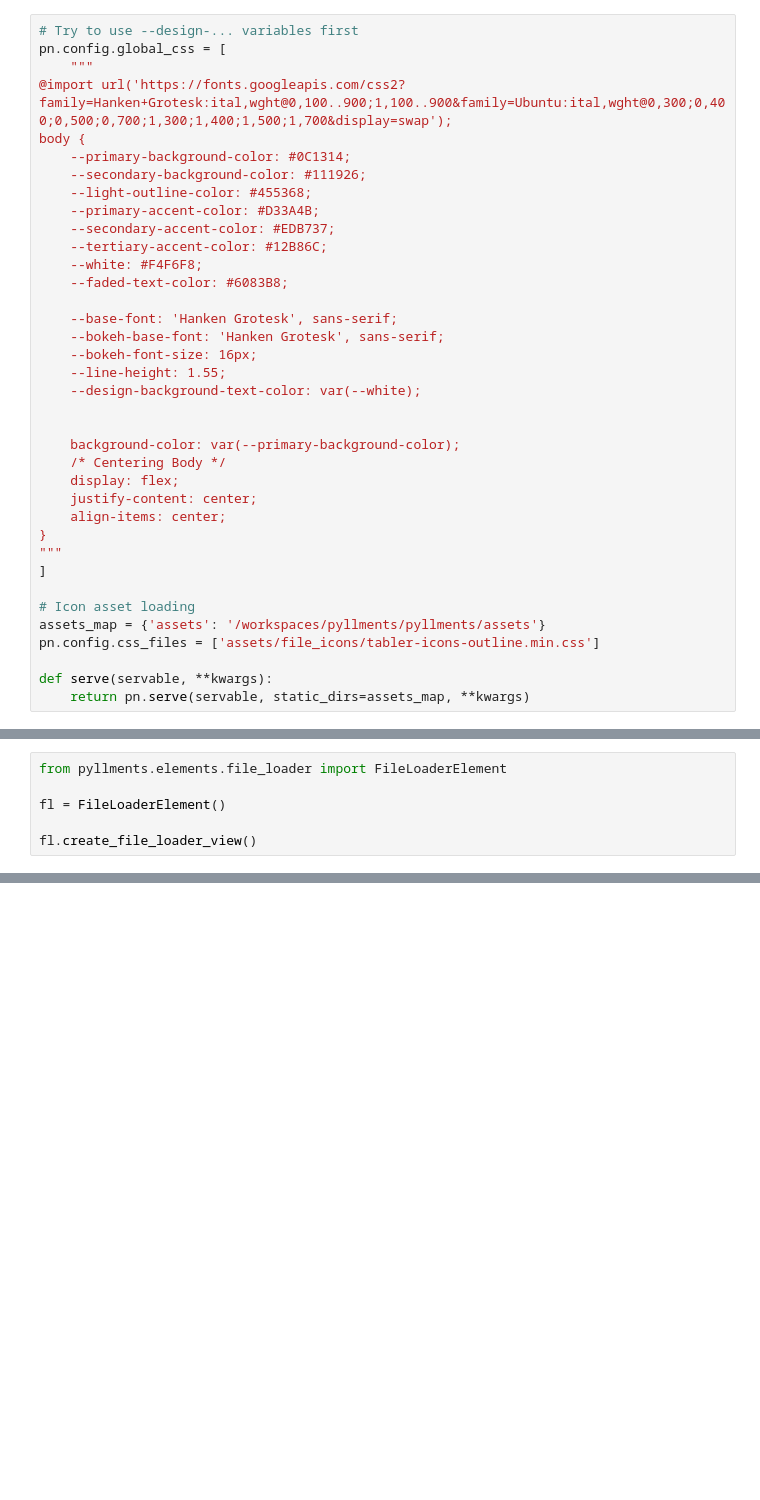
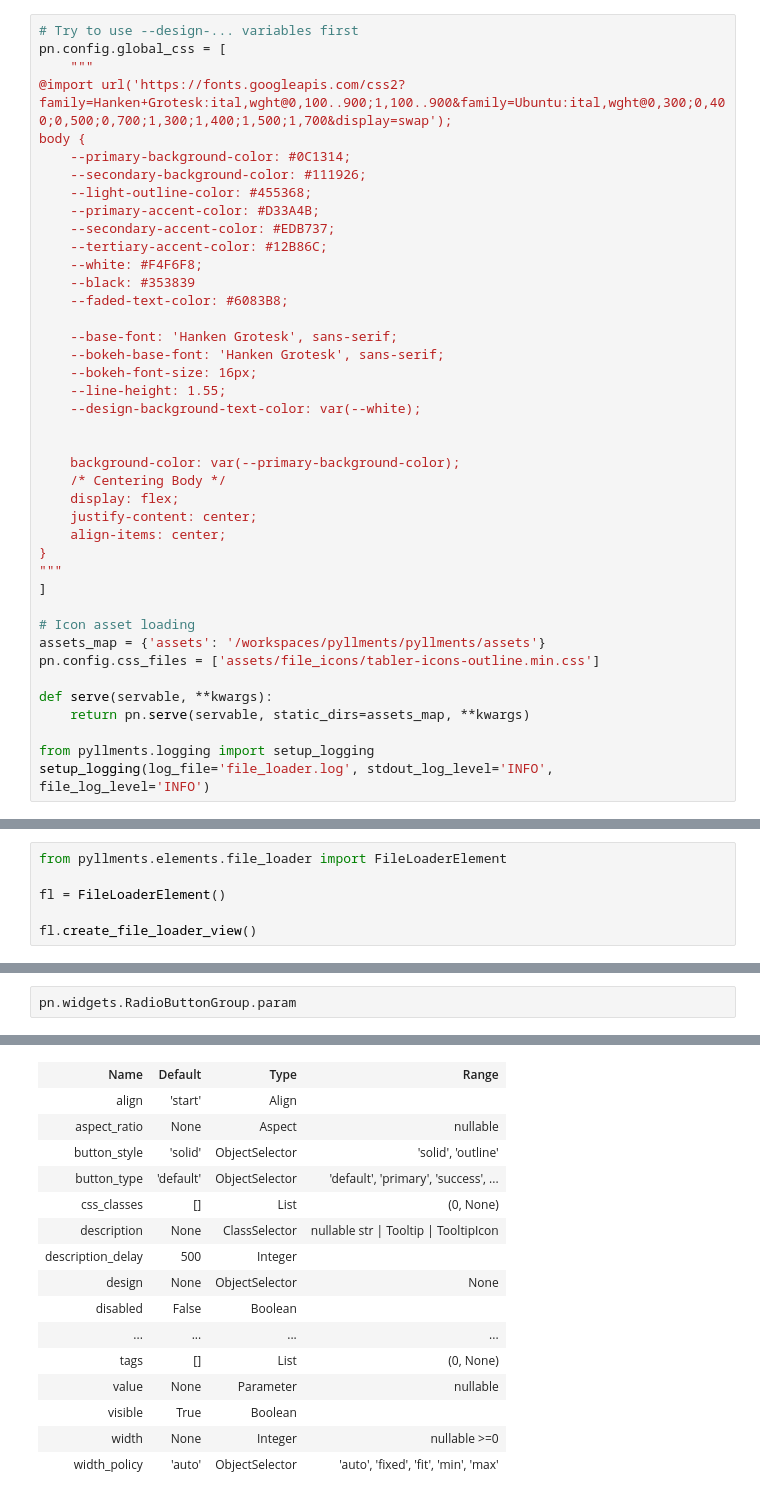
Before and after one commit to Prudent-Patterns/pyllments, a Jupyter notebook: dev_sandbox/retriever_workflow.ipynb, the cells around one changed output, grey strips where cells are left out. Drawn from its saved outputs; the diff is of its cells as text; blank space fills up the shorter version.

```diff
--- a/dev_sandbox/retriever_workflow.ipynb
+++ b/dev_sandbox/retriever_workflow.ipynb
@@ -28,6 +28,7 @@ body {
     --secondary-accent-color: #EDB737;
     --tertiary-accent-color: #12B86C;
     --white: #F4F6F8;
+    --black: #353839
     --faded-text-color: #6083B8;
 
     --base-font: 'Hanken Grotesk', sans-serif;
@@ -52,3 +53,6 @@ pn.config.css_files = ['assets/file_icons/tabler-icons-outline.min.css']
 
 def serve(servable, **kwargs):
     return pn.serve(servable, static_dirs=assets_map, **kwargs)
+
+from pyllments.logging import setup_logging
+setup_logging(log_file='file_loader.log', stdout_log_level='INFO', file_log_level='INFO')
@@ -255,0 +272,3 @@ fl.create_file_loader_view()
+# %%
+pn.widgets.RadioButtonGroup.param
+# %% [output]
@@ -255,0 +276,16 @@ fl.create_file_loader_view()
+| Name | Default | Type | Range |
+| align | 'start' | Align |  |
+| aspect_ratio | None | Aspect | nullable |
+| button_style | 'solid' | ObjectSelector | 'solid', 'outline' |
+| button_type | 'default' | ObjectSelector | 'default', 'primary', 'success', ... |
+| css_classes | [] | List | (0, None) |
+| description | None | ClassSelector | nullable str | Tooltip | TooltipIcon |
+| description_delay | 500 | Integer |  |
+| design | None | ObjectSelector | None |
+| disabled | False | Boolean |  |
+| ... | ... | ... | ... |
+| tags | [] | List | (0, None) |
+| value | None | Parameter | nullable |
+| visible | True | Boolean |  |
+| width | None | Integer | nullable >=0 |
+| width_policy | 'auto' | ObjectSelector | 'auto', 'fixed', 'fit', 'min', 'max' |
```
Also changed, not shown: parts of 21 cells of this notebook, 14 other files.
